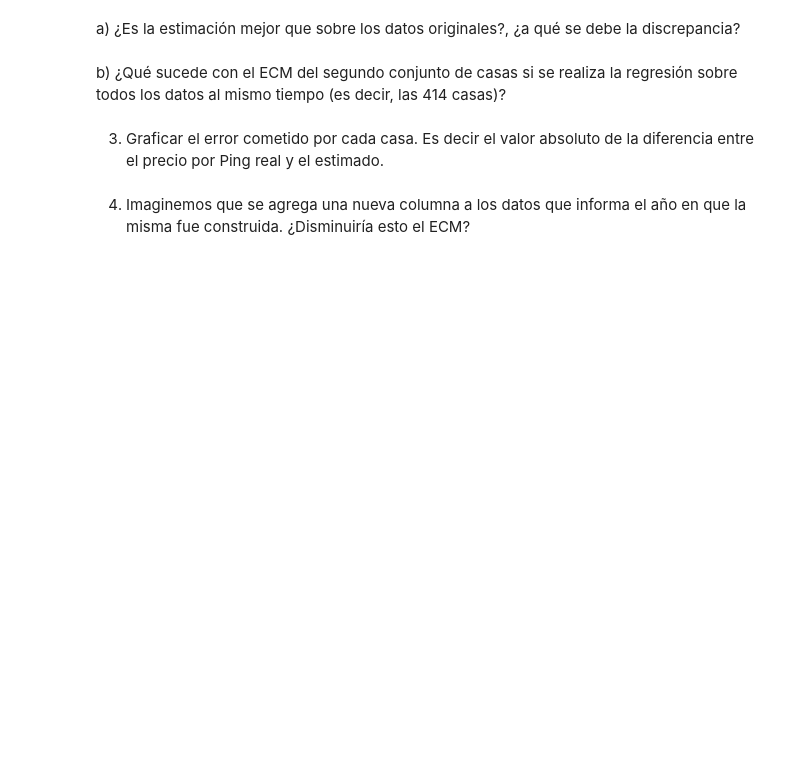
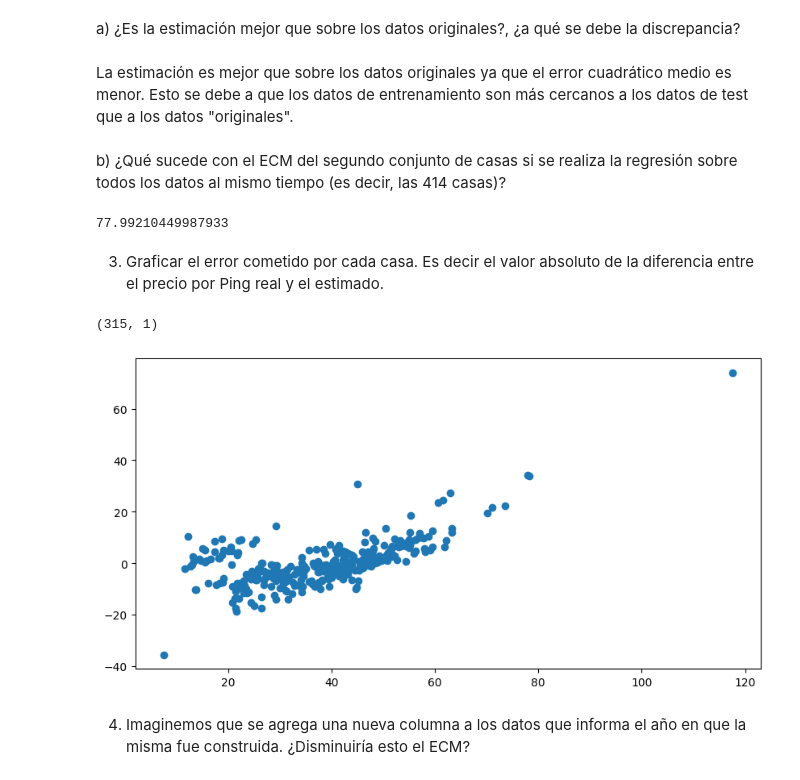
Before and after one commit to IgnacioPardo/Metodos_TP1, a Jupyter notebook: TP1.ipynb, the cells around one changed output. Drawn from its saved outputs; the diff is of its cells as text; code cells hidden in the pictures; blank space fills up the shorter version.

```diff
--- a/TP1.ipynb
+++ b/TP1.ipynb
@@ -287,3 +301,11 @@ i) Datos de entrenamiento: usamos los datos desde la observación 1 a la 315 inc
 ii) Datos de test: usamos los datos desde la observación 316 a la 414 inclusive.
 # %% [markdown]
 1. Teniendo en cuenta la teoría desarrollada en la primer parte del trabajo práctico y usando los datos de entrenamiento:
+# %%
+real_estate = pd.read_csv('data/real_estate.csv', sep=';')
+real_estate.drop(['No'], axis=1, inplace=True)
+
+X_matrix = np.array(real_estate.drop(['Y house price of unit area'], axis=1)).reshape(-1, 6)
+y_matrix = np.array(real_estate['Y house price of unit area']).reshape(-1, 1)
+
+X_matrix.shape, y_matrix.shape
@@ -289,0 +314,8 @@ ii) Datos de test: usamos los datos desde la observación 316 a la 414 inclusive
+# %%
+X_train = X_matrix[0:315]
+y_train = y_matrix[0:315]
+
+X_test = X_matrix[315:]
+y_test = y_matrix[315:]
+
+X_train.shape, y_train.shape, X_test.shape, y_test.shape
@@ -290,2 +324,5 @@ ii) Datos de test: usamos los datos desde la observación 316 a la 414 inclusive
 # %% [markdown]
 a) Estimar los parámetros $\hat\beta$ que minimizan el error cuadrático medio para este problema.
+# %%
+b_top = linear_regression(X_train, y_train)
+b_top
@@ -292,2 +336,6 @@ a) Estimar los parámetros $\hat\beta$ que minimizan el error cuadrático medio
 # %% [markdown]
 b) Encontrar $\hat{y}$ la estimación de la variable de respuesta.
+# %%
+y_pred = np.dot(X_train, b_top)
+# Como y_pred son muchos valores, lo Transponemos para que sea más fácil de leer
+y_pred.T[0]
@@ -304,8 +382,30 @@ donde $y_i$ son observaciones de una variable y $\hat{y}_i$ estimaciones de las
 # %% [markdown]
 a) ¿Es la estimación mejor que sobre los datos originales?, ¿a qué se debe la discrepancia?
+# %% [markdown]
+La estimación es mejor que sobre los datos originales ya que el error cuadrático medio es menor.
+Esto se debe a que los datos de entrenamiento son más cercanos a los datos de test que a los datos "originales".
 # %% [markdown]
 b) ¿Qué sucede con el ECM del segundo conjunto de casas si se realiza la regresión sobre todos los datos al mismo tiempo (es decir, las 414 casas)?
+# %%
+b_ = linear_regression(X_matrix, y_matrix)
+y_pred_ = np.dot(X_matrix, b_)
+ECM(y_matrix, y_pred_)
+# %% [output]
+77.99210449987933
 # %% [markdown]
 3. Graficar el error cometido por cada casa. Es decir el valor absoluto de la diferencia entre el precio por Ping real y el estimado.
+# %%
+y_pred.shape
+# %% [output]
+(315, 1)
+# %%
+y_matrix_plt = y_matrix[:y_pred.shape[0]].T[0]
+y_pred_plt = y_pred.T[0]
+
+plt.figure(figsize=(10, 5))
+plt.plot(y_matrix_plt, y_matrix_plt - y_pred_plt, 'o')
+plt.show()
+# %% [output]
+[figure, added]
 # %% [markdown]
 4. Imaginemos que se agrega una nueva columna a los datos que informa el año en que la misma fue construida. ¿Disminuiría esto el ECM?
```
Also changed, not shown: parts of 8 cells of this notebook, 2 other files.
